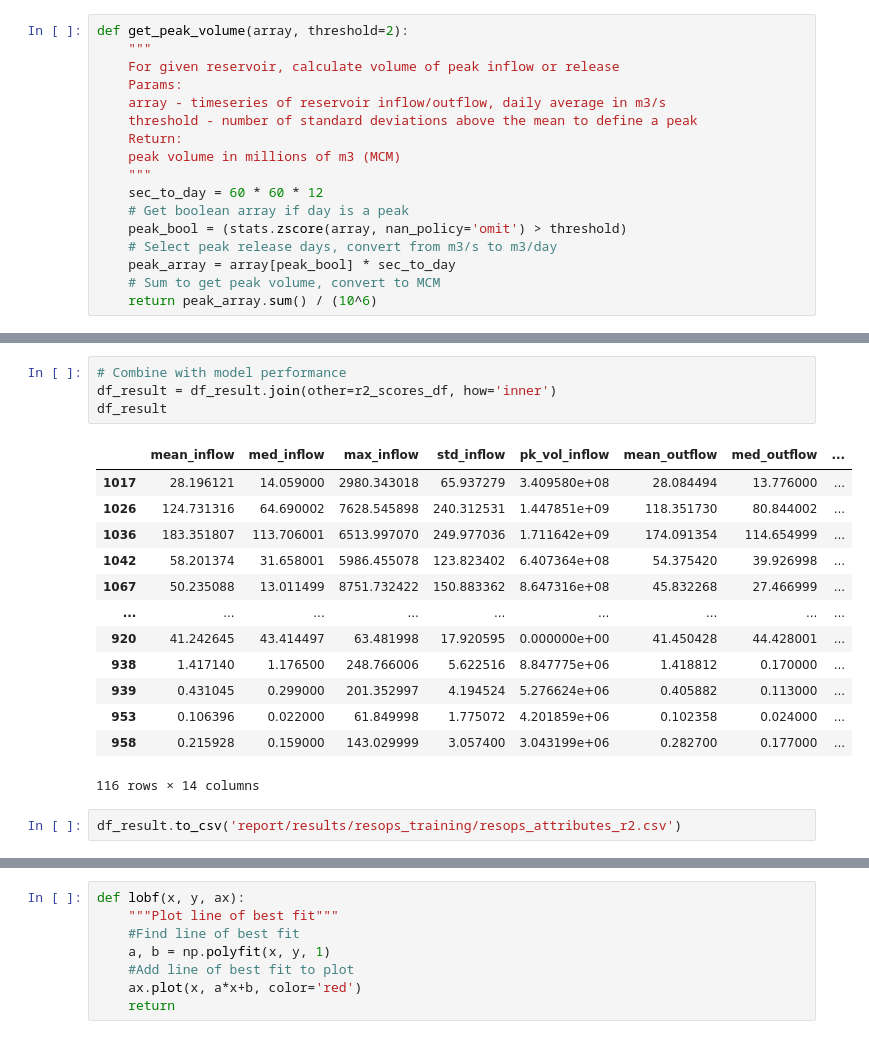
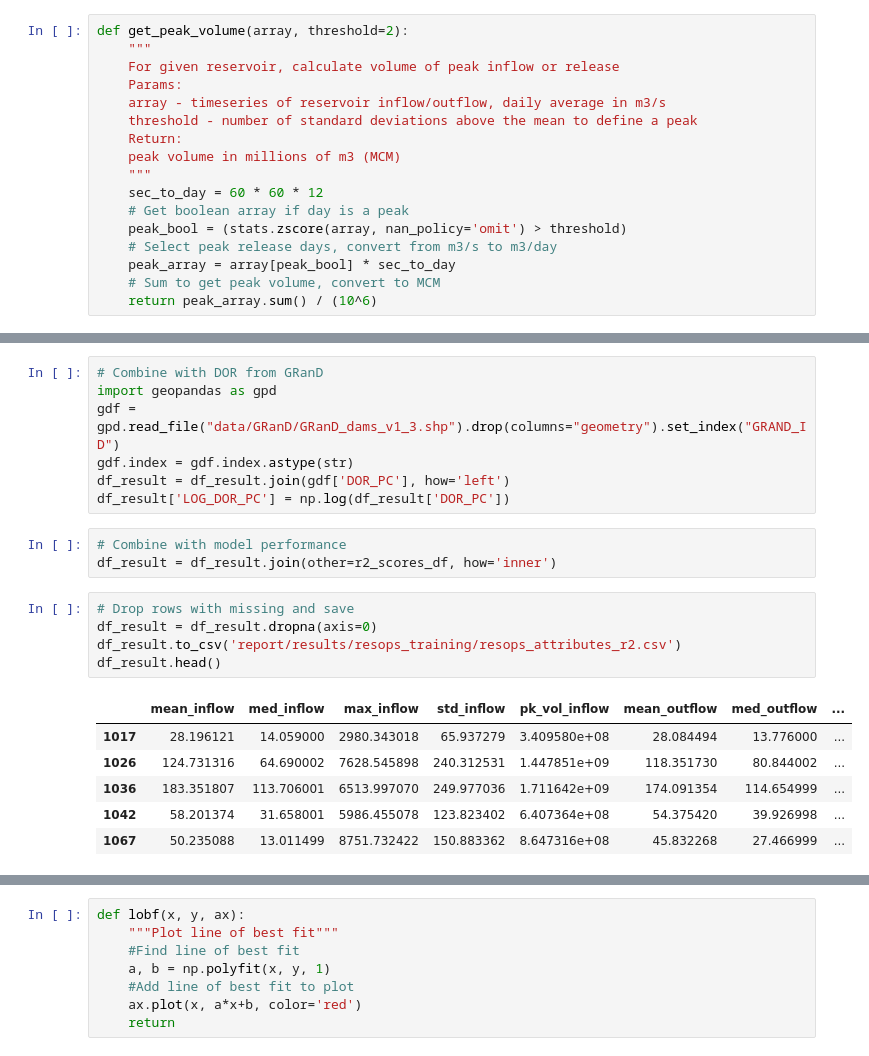
Before and after one commit to Matt2371/DL-reservoir-modeling, a Jupyter notebook: experiments/10e_resops_evaluate.ipynb, the cells around one changed output, grey strips where cells are left out. Saved outputs shown, nothing was run; the diff lists cells and outputs as text.

```diff
--- a/experiments/10e_resops_evaluate.ipynb
+++ b/experiments/10e_resops_evaluate.ipynb
@@ -174,23 +157,25 @@ df_result
+# %%
+# Combine with DOR from GRanD
+import geopandas as gpd
+gdf = gpd.read_file("data/GRanD/GRanD_dams_v1_3.shp").drop(columns="geometry").set_index("GRAND_ID")
+gdf.index = gdf.index.astype(str)
+df_result = df_result.join(gdf['DOR_PC'], how='left')
+df_result['LOG_DOR_PC'] = np.log(df_result['DOR_PC'])
 # %%
 # Combine with model performance
 df_result = df_result.join(other=r2_scores_df, how='inner')
-df_result
-# %% [output]
-|  | mean_inflow | med_inflow | max_inflow | std_inflow | pk_vol_inflow | mean_outflow | med_outflow | ... |
-| 1017 | 28.196121 | 14.059000 | 2980.343018 | 65.937279 | 3.409580e+08 | 28.084494 | 13.776000 | ... |
-| 1026 | 124.731316 | 64.690002 | 7628.545898 | 240.312531 | 1.447851e+09 | 118.351730 | 80.844002 | ... |
-| 1036 | 183.351807 | 113.706001 | 6513.997070 | 249.977036 | 1.711642e+09 | 174.091354 | 114.654999 | ... |
-| 1042 | 58.201374 | 31.658001 | 5986.455078 | 123.823402 | 6.407364e+08 | 54.375420 | 39.926998 | ... |
-| 1067 | 50.235088 | 13.011499 | 8751.732422 | 150.883362 | 8.647316e+08 | 45.832268 | 27.466999 | ... |
-| ... | ... | ... | ... | ... | ... | ... | ... | ... |
-| 920 | 41.242645 | 43.414497 | 63.481998 | 17.920595 | 0.000000e+00 | 41.450428 | 44.428001 | ... |
-| 938 | 1.417140 | 1.176500 | 248.766006 | 5.622516 | 8.847775e+06 | 1.418812 | 0.170000 | ... |
-| 939 | 0.431045 | 0.299000 | 201.352997 | 4.194524 | 5.276624e+06 | 0.405882 | 0.113000 | ... |
-| 953 | 0.106396 | 0.022000 | 61.849998 | 1.775072 | 4.201859e+06 | 0.102358 | 0.024000 | ... |
-| 958 | 0.215928 | 0.159000 | 143.029999 | 3.057400 | 3.043199e+06 | 0.282700 | 0.177000 | ... |
-116 rows × 14 columns
-# %%
-df_result.to_csv('report/results/resops_training/resops_attributes_r2.csv')
+# %%
+# Drop rows with missing and save
+df_result = df_result.dropna(axis=0)
+df_result.to_csv('report/results/resops_training/resops_attributes_r2.csv')
+df_result.head()
+# %% [output]
+|  | mean_inflow | med_inflow | max_inflow | std_inflow | pk_vol_inflow | mean_outflow | med_outflow | ... |
+| 1017 | 28.196121 | 14.059000 | 2980.343018 | 65.937279 | 3.409580e+08 | 28.084494 | 13.776000 | ... |
+| 1026 | 124.731316 | 64.690002 | 7628.545898 | 240.312531 | 1.447851e+09 | 118.351730 | 80.844002 | ... |
+| 1036 | 183.351807 | 113.706001 | 6513.997070 | 249.977036 | 1.711642e+09 | 174.091354 | 114.654999 | ... |
+| 1042 | 58.201374 | 31.658001 | 5986.455078 | 123.823402 | 6.407364e+08 | 54.375420 | 39.926998 | ... |
+| 1067 | 50.235088 | 13.011499 | 8751.732422 | 150.883362 | 8.647316e+08 | 45.832268 | 27.466999 | ... |
 # %%
 def add_usbr_data(df_result):
     """Add Shasta, Trinity, New Melones, Folsom to df_result from USBR data"""
```
Also changed, not shown: parts of 9 cells of this notebook, 13 other files.
